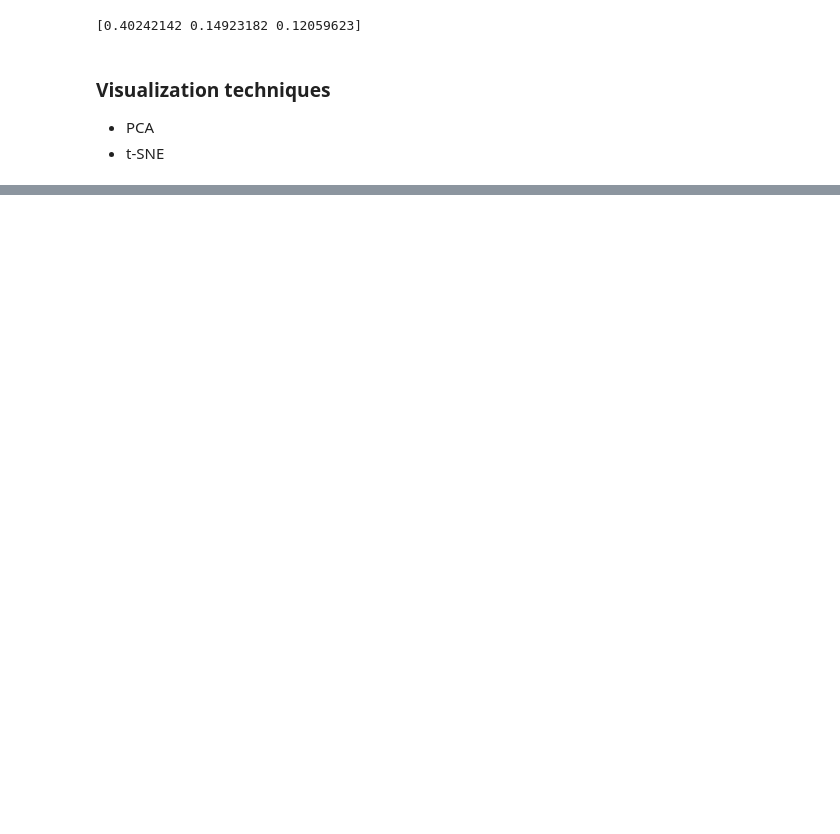
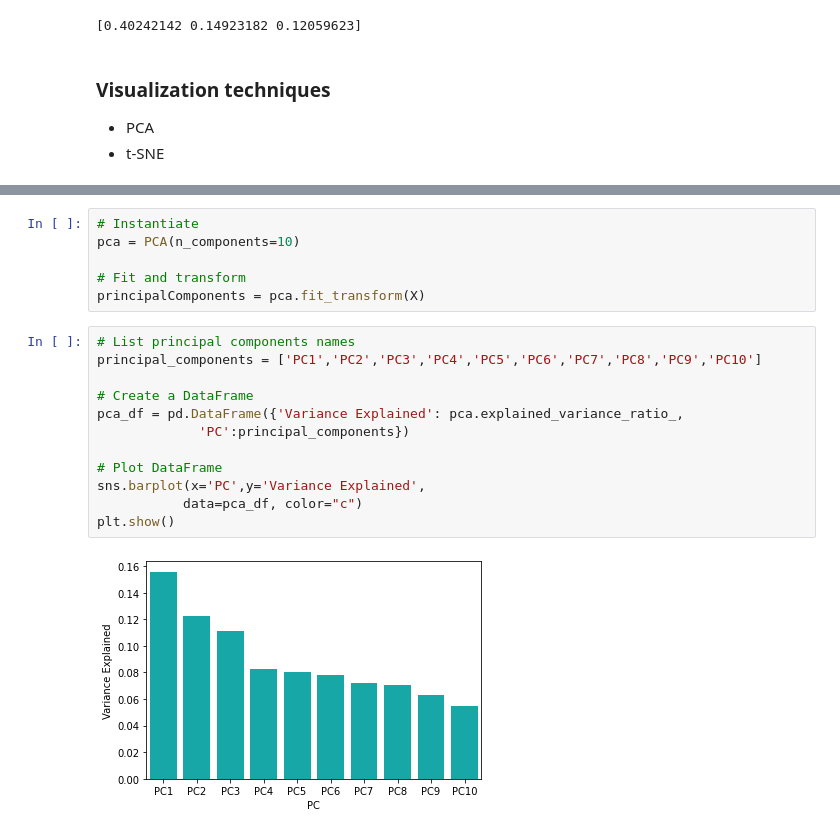
Before and after one commit to randy-tsukemen/Data_science_roadmap, a Jupyter notebook: Practicing_Machine_Learning.ipynb, the cells around one changed output, grey strips where cells are left out. Cells and saved outputs as stored; diff of their text form; blank space fills up the shorter version.

```diff
--- a/Practicing_Machine_Learning.ipynb
+++ b/Practicing_Machine_Learning.ipynb
@@ -545,0 +597,20 @@ print(svd.explained_variance_ratio_)
+# %%
+# Instantiate
+pca = PCA(n_components=10)
+
+# Fit and transform
+principalComponents = pca.fit_transform(X)
+# %%
+# List principal components names
+principal_components = ['PC1','PC2','PC3','PC4','PC5','PC6','PC7','PC8','PC9','PC10']
+
+# Create a DataFrame
+pca_df = pd.DataFrame({'Variance Explained': pca.explained_variance_ratio_,
+             'PC':principal_components})
+
+# Plot DataFrame
+sns.barplot(x='PC',y='Variance Explained',
+           data=pca_df, color="c")
+plt.show()
+# %% [output]
+[figure, added]
```
Also changed, not shown: parts of 15 cells of this notebook.
